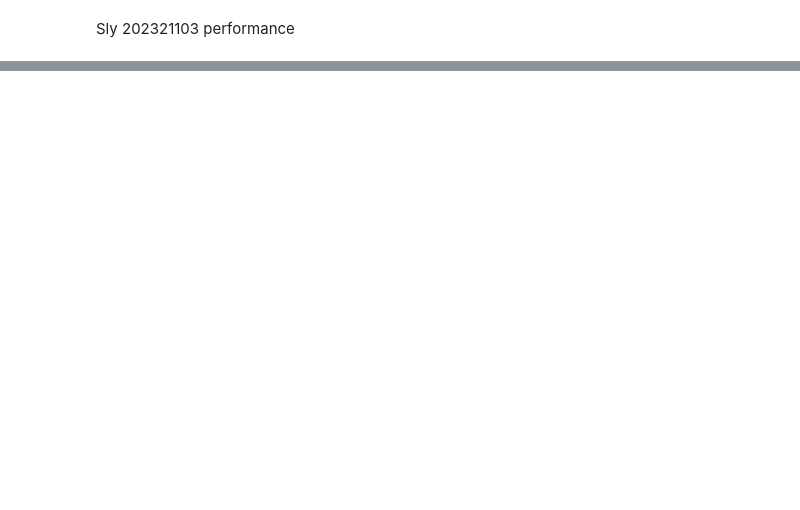
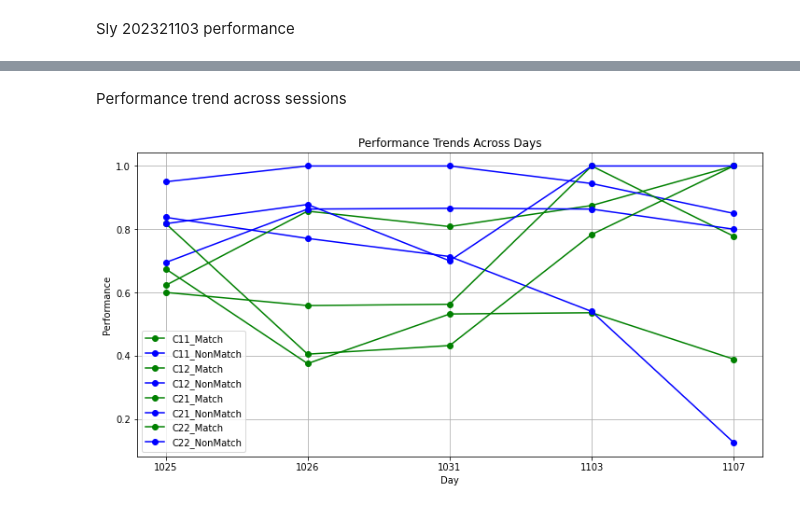
Before and after one commit to Sihai-Li/MMN_analysis, a Jupyter notebook: Sly_2rep_beh.ipynb, the cells around one changed output, grey strips where cells are left out. Drawn from its saved outputs; the diff is of its cells as text; code cells hidden in the pictures; blank space fills up the shorter version.

```diff
--- a/Sly_2rep_beh.ipynb
+++ b/Sly_2rep_beh.ipynb
@@ -277,0 +467,43 @@ plt.legend(handles, labels, loc='upper left')
+# %% [markdown]
+Performance trend across sessions
+# %%
+import pandas as pd
+import matplotlib.pyplot as plt
+
+# Assuming 'df' is the DataFrame containing the data from your spreadsheet
+# You would load the data from your actual file.
+# For this example, I'll create a DataFrame based on the structure you've provided:
+data = {
+    'Performance_1025': [0.674603175, 0.837662338, 0.622222222, 0.95, 0.6, 0.694444444, 0.818181818, 0.817460317],
+    'Performance_1026': [0.375, 0.770833333, 0.857142857, 1, 0.558441558, 0.863636364, 0.404761905, 0.878205128],
+    'Performance_1031': [0.531746032, 0.713636364, 0.808333334, 1, 0.5625, 0.866071429, 0.431818182, 0.7],
+    'Performance_1103': [0.535714286, 0.539772727, 0.875, 0.944444444, 1, 0.863636364, 0.783333333, 1],
+    'Performance_1107': [0.388888889, 0.125, 1, 0.85, 0.777777778, 0.8, 1, 1]
+}
+df = pd.DataFrame(data, index=['C11_Match', 'C11_NonMatch', 'C12_Match', 'C12_NonMatch',
+                               'C21_Match', 'C21_NonMatch', 'C22_Match', 'C22_NonMatch'])
+
+# Plotting
+plt.figure(figsize=(12, 6))
+
+# We will use these colors to differentiate between Match and NonMatch
+colors = {'Match': 'green', 'NonMatch': 'blue'}
+
+# Convert the days to categorical data points
+day_labels = [col.split('_')[1] for col in df.columns if 'Performance' in col]
+days = range(len(day_labels))
+
+# Separate Match and NonMatch for plotting
+for condition in df.index:
+    match_type = condition.split('_')[1]
+    plt.plot(days, df.loc[condition], label=condition, color=colors[match_type], marker='o')
+
+plt.xlabel('Day')
+plt.ylabel('Performance')
+plt.title('Performance Trends Across Days')
+plt.xticks(days, day_labels)  # Set the x-axis with the day labels
+plt.legend()
+plt.grid(True)
+plt.show()
+# %% [output]
+[figure, added]
```
Also changed, not shown: parts of 8 cells of this notebook, 2 other files.
